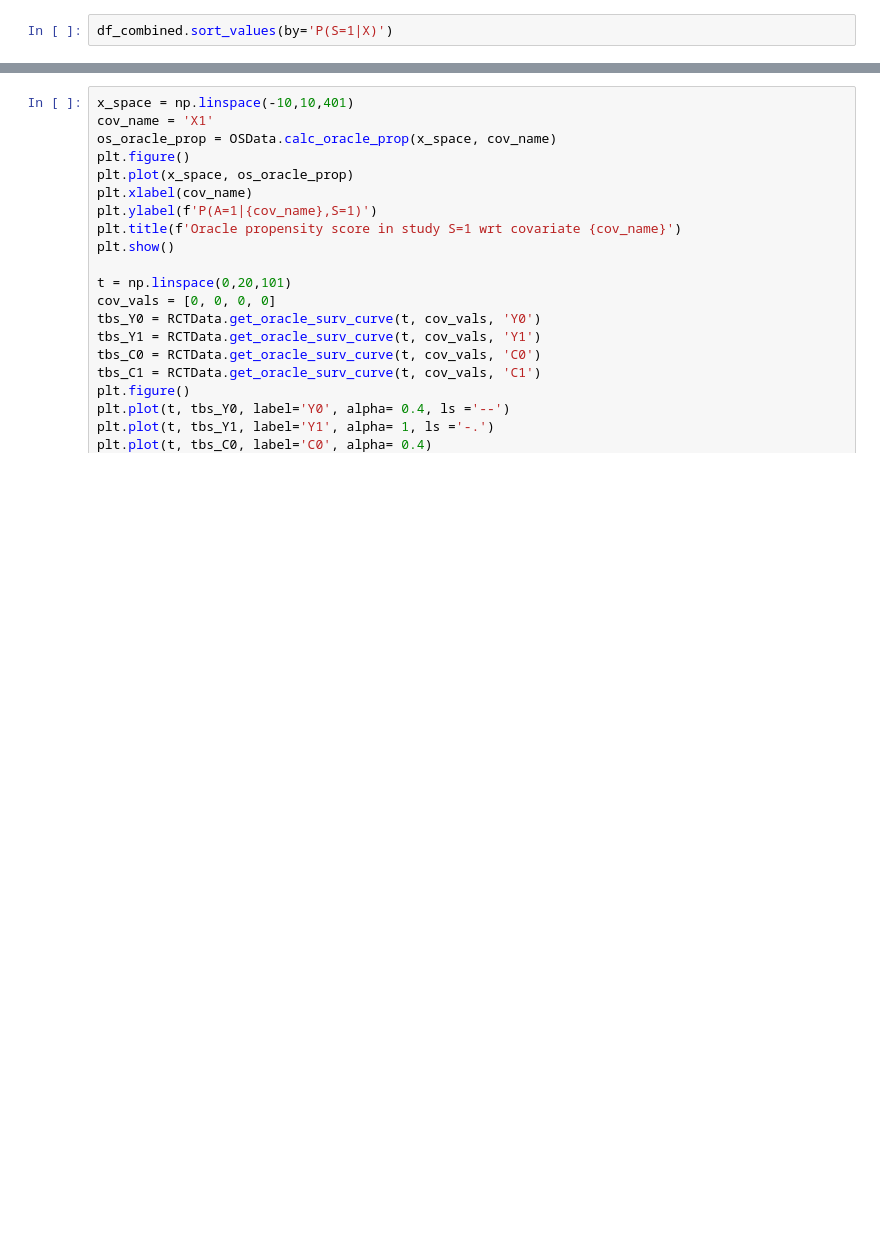
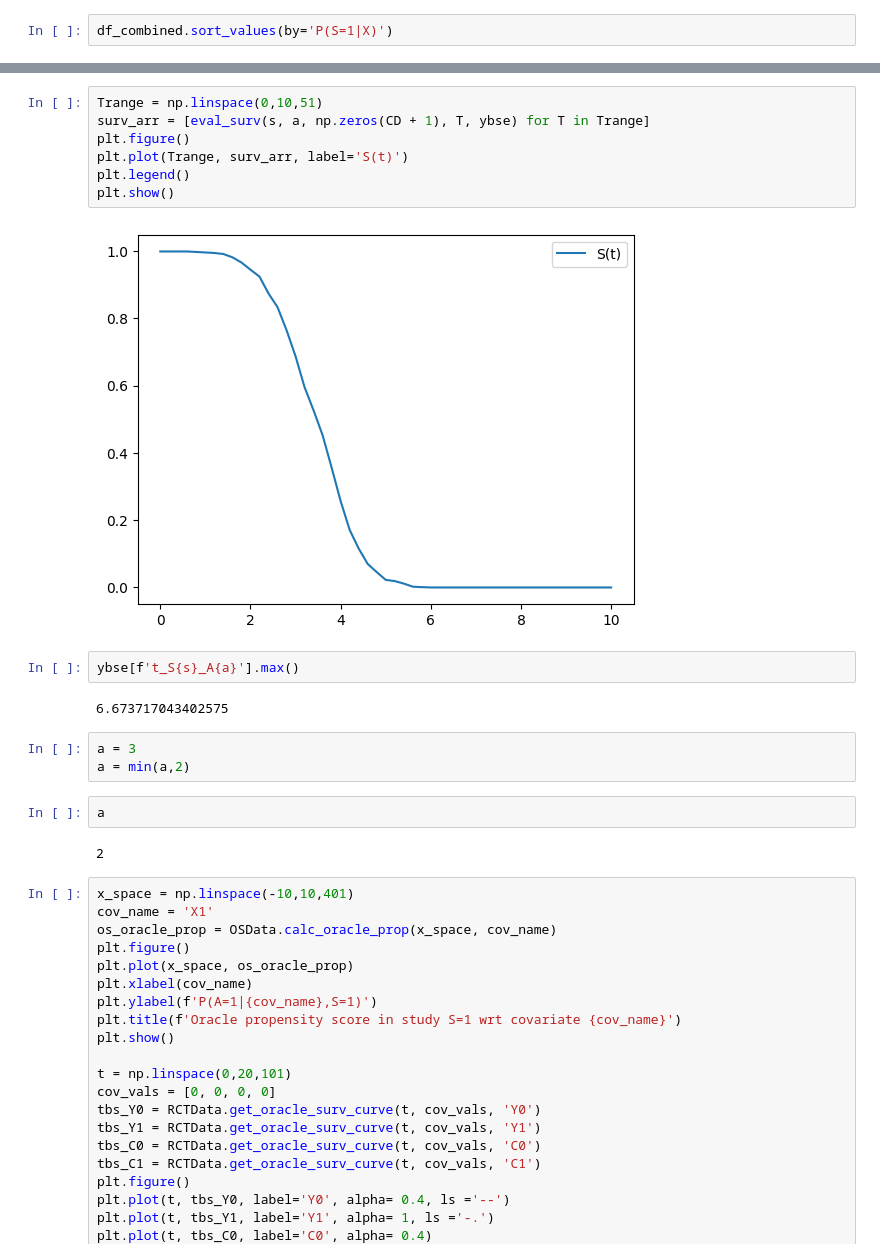
Before and after one commit to demireal/censored-mmr, a Jupyter notebook: main.ipynb, the cells around one changed output, grey strips where cells are left out. Drawn from its saved outputs; the diff is of its cells as text; blank space fills up the shorter version.

```diff
--- a/main.ipynb
+++ b/main.ipynb
@@ -182,3 +262,23 @@ plt.show()
+# %%
+Trange = np.linspace(0,10,51)
+surv_arr = [eval_surv(s, a, np.zeros(CD + 1), T, ybse) for T in Trange]
+plt.figure()
+plt.plot(Trange, surv_arr, label='S(t)')
+plt.legend()
+plt.show()
+# %% [output]
+[figure, added]
+# %%
+ybse[f't_S{s}_A{a}'].max()
+# %% [output]
+6.673717043402575
+# %%
+a = 3
+a = min(a,2)
+# %%
+a
+# %% [output]
+2
 # %%
 x_space = np.linspace(-10,10,401)
 cov_name = 'X1'
```
Also changed, not shown: parts of 10 cells of this notebook, 7 other files.
